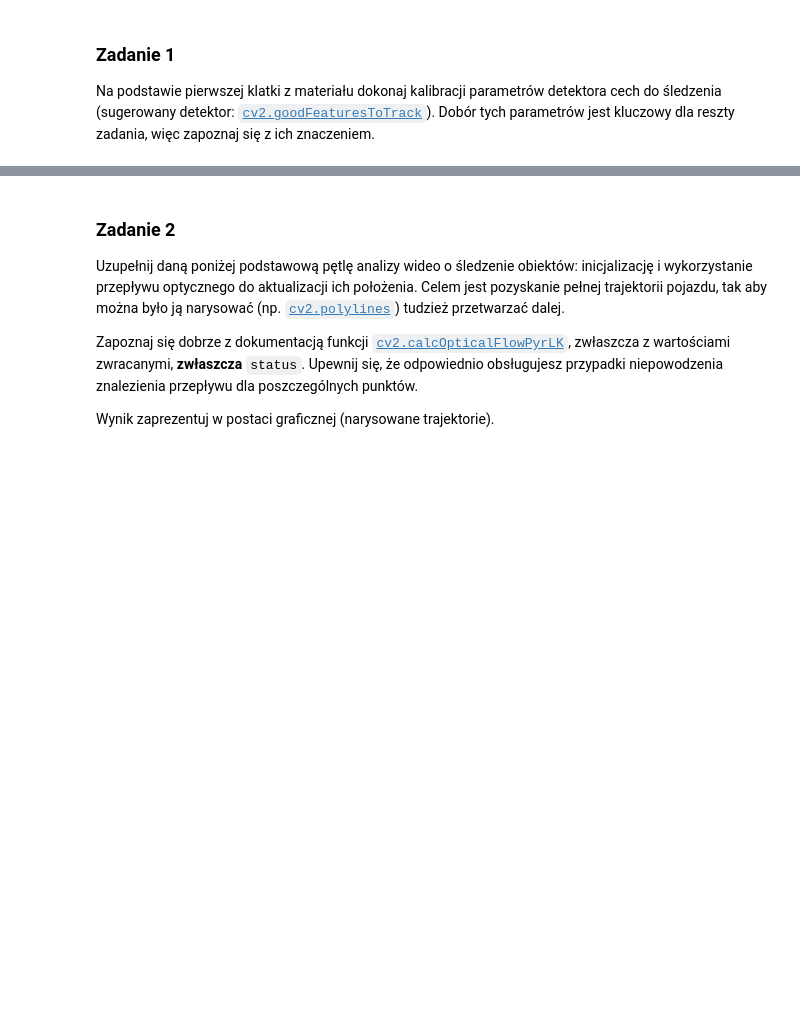
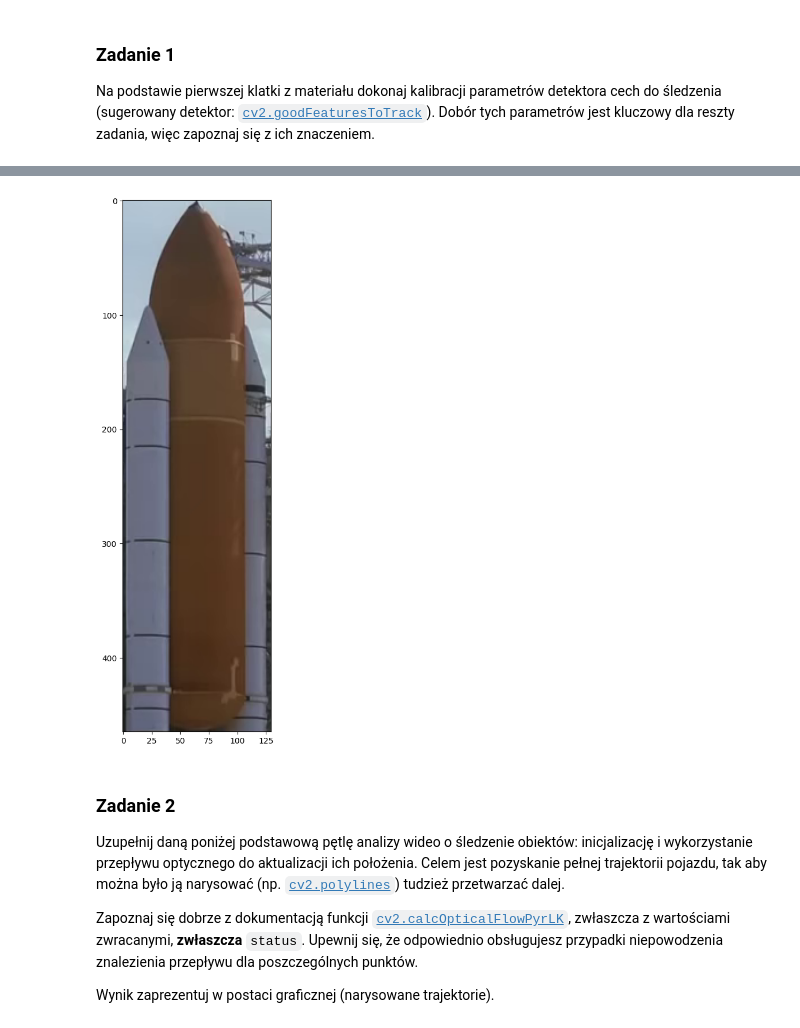
Before and after one commit to WitoldFracek/AiPOiV, a Jupyter notebook: Lab8/Lab8.2_zadanie.ipynb, the cells around one changed output, grey strips where cells are left out. Cells and saved outputs as stored; diff of their text form; code cells hidden in the pictures; blank space fills up the shorter version.

```diff
--- a/Lab8/Lab8.2_zadanie.ipynb
+++ b/Lab8/Lab8.2_zadanie.ipynb
@@ -47,0 +90,13 @@ plt.subplots(1, 1, figsize=(12,12))[1].imshow(frame[..., ::-1]);
+# %%
+source = cv2.VideoCapture('./data/shuttle.mp4')
+status, frame = source.read()
+frame = frame[90:-165, 550:-600]
+source.release()
+
+rgb = cv2.cvtColor(frame, cv2.COLOR_BGR2RGB)
+gray = cv2.cvtColor(frame, cv2.COLOR_BGR2GRAY)
+
+fig, ax = plt.subplots(1, 1, figsize=(12,12))
+ax.imshow(rgb);
+# %% [output]
+[figure, added]
```
Also changed, not shown: parts of 4 cells of this notebook.
